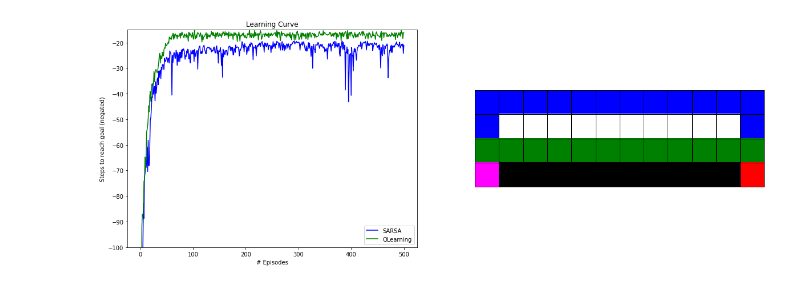
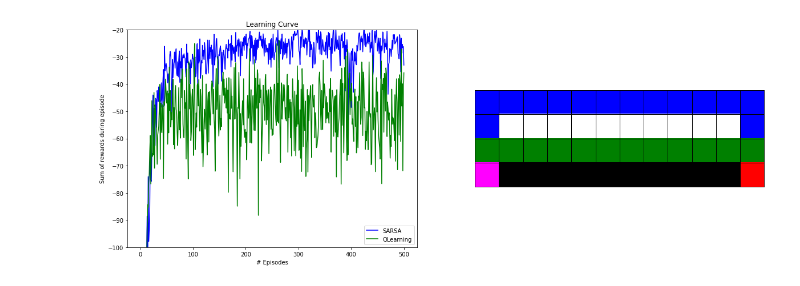
Before and after one commit to chandrusuresh/ReinforcementLearning, a Jupyter notebook: Ch6-TD_Learning/Ch6_OffPolicyTDLearning.ipynb, the cells around one changed output. Cells and saved outputs as stored; diff of their text form; code cells hidden in the pictures.

```diff
--- a/Ch6-TD_Learning/Ch6_OffPolicyTDLearning.ipynb
+++ b/Ch6-TD_Learning/Ch6_OffPolicyTDLearning.ipynb
@@ -65,14 +65,14 @@ def SARSA(num_episodes,actions,alpha,epsilon,gamma):
     steps = 0
     rewards = 0
     while pos[0] != goal[0] or pos[1] != goal[1]:
-      steps += 1
       next_pos,reward = step(pos,actions[act_idx])
+      steps += reward
       next_act_idx = target_policy(Q,actions,next_pos,epsilon)
       Q[pos[0],pos[1],act_idx] += alpha*(reward + gamma*Q[next_pos[0],next_pos[1],next_act_idx] - Q[pos[0],pos[1],act_idx])
       pos = next_pos
       act_idx = next_act_idx
 
-    stats += [[episode+1,-steps]]
+    stats += [[episode+1,steps]]
   return Q,np.array(stats)
 
 def QLearning(num_episodes,actions,alpha,epsilon,gamma):
@@ -84,13 +84,13 @@ def QLearning(num_episodes,actions,alpha,epsilon,gamma):
     steps = 0
     rewards = 0
     while pos[0] != goal[0] or pos[1] != goal[1]:
-      steps += 1
       act_idx = target_policy(Q,actions,pos,epsilon)
       next_pos,reward = step(pos,actions[act_idx])
+      steps += reward
       Q[pos[0],pos[1],act_idx] += alpha*(reward + gamma*np.max(Q[next_pos[0],next_pos[1],:]) - Q[pos[0],pos[1],act_idx])
       pos = next_pos
 
-    stats += [[episode+1,-steps]]
+    stats += [[episode+1,steps]]
   return Q,np.array(stats)
 
 def plot_grid(ax,traj1,traj2):
@@ -152,15 +152,15 @@ Q_ql = Q_ql/float(num_runs)
 # %%
 fig,ax = plt.subplots(1,2,figsize=(20,7))
 ax[0].plot(sarsa_stats[:,0],sarsa_stats[:,1],'b')
 ax[0].plot(ql_stats[:,0],ql_stats[:,1],'g')
-ax[0].set_ylim([-100,-15])
+ax[0].set_ylim([-100,-20])
 ax[0].set_xlabel('# Episodes');
-ax[0].set_ylabel('Steps to reach goal (negated)');
+ax[0].set_ylabel('Sum of rewards during episode');
 ax[0].set_title('Learning Curve');
 ax[0].legend(['SARSA','QLearning']);
 
 sarsa_traj = play_back(Q_sarsa,hv_actions)
 ql_traj = play_back(Q_ql,hv_actions)
 plot_grid(ax[1],sarsa_traj,ql_traj)
 # %% [output]
-[figure, old version]
+[figure, new version]
```
